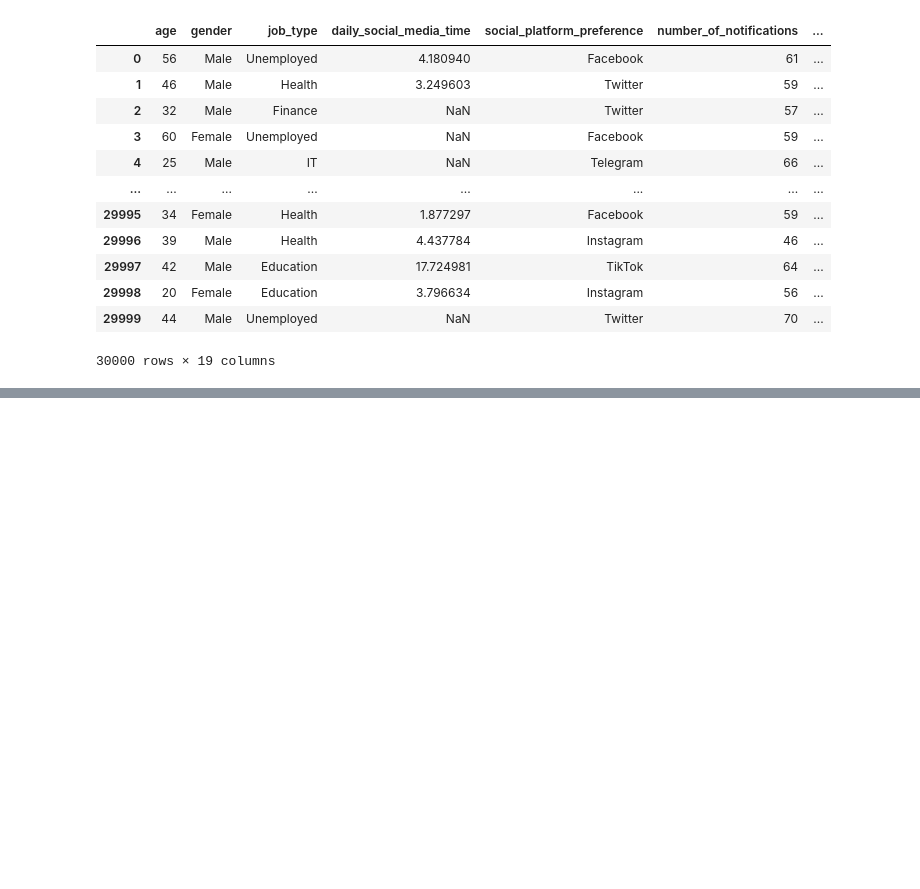
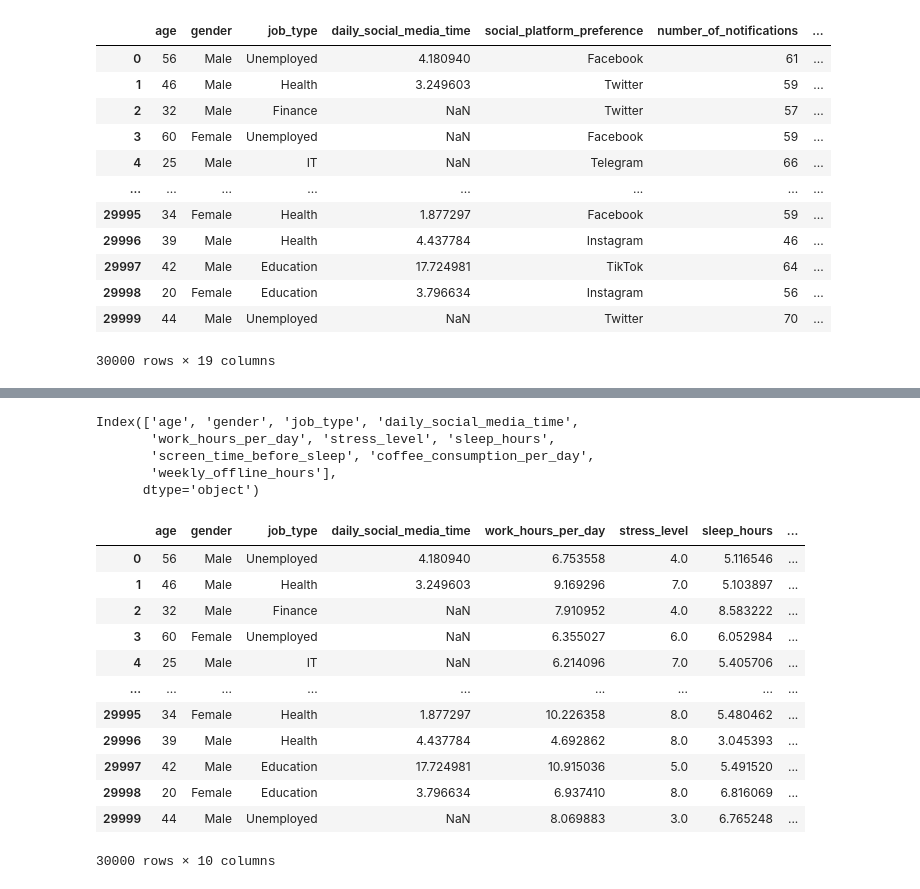
Before and after one commit to heikgrace/healthy-group-one, a Jupyter notebook: data_cleansing_socialmediaproductivity.ipynb, the cells around one changed output, grey strips where cells are left out. Drawn from its saved outputs; the diff is of its cells as text; code cells hidden in the pictures; blank space fills up the shorter version.

Commit message:
cleansed social media productivity playbook

```diff
--- a/data_cleansing_socialmediaproductivity.ipynb
+++ b/data_cleansing_socialmediaproductivity.ipynb
@@ -21,0 +112,2 @@ df
+# %%
+df.drop_duplicates(inplace=True)
@@ -21,0 +134,26 @@ df
+# %%
+df_prepared_columns = df.drop(['social_platform_preference', 'number_of_notifications', 'perceived_productivity_score', 'actual_productivity_score', 'breaks_during_work', 'uses_focus_apps', 'has_digital_wellbeing_enabled', 'days_feeling_burnout_per_month', 'job_satisfaction_score' ], axis=1)
+# %%
+print(df_prepared_columns.columns)
+# %% [output]
+Index(['age', 'gender', 'job_type', 'daily_social_media_time',
+       'work_hours_per_day', 'stress_level', 'sleep_hours',
+       'screen_time_before_sleep', 'coffee_consumption_per_day',
+       'weekly_offline_hours'],
+      dtype='object')
+# %%
+df_prepared_columns
+# %% [output]
+|  | age | gender | job_type | daily_social_media_time | work_hours_per_day | stress_level | sleep_hours | ... |
+| 0 | 56 | Male | Unemployed | 4.180940 | 6.753558 | 4.0 | 5.116546 | ... |
+| 1 | 46 | Male | Health | 3.249603 | 9.169296 | 7.0 | 5.103897 | ... |
+| 2 | 32 | Male | Finance | NaN | 7.910952 | 4.0 | 8.583222 | ... |
+| 3 | 60 | Female | Unemployed | NaN | 6.355027 | 6.0 | 6.052984 | ... |
+| 4 | 25 | Male | IT | NaN | 6.214096 | 7.0 | 5.405706 | ... |
+| ... | ... | ... | ... | ... | ... | ... | ... | ... |
+| 29995 | 34 | Female | Health | 1.877297 | 10.226358 | 8.0 | 5.480462 | ... |
+| 29996 | 39 | Male | Health | 4.437784 | 4.692862 | 8.0 | 3.045393 | ... |
+| 29997 | 42 | Male | Education | 17.724981 | 10.915036 | 5.0 | 5.491520 | ... |
+| 29998 | 20 | Female | Education | 3.796634 | 6.937410 | 8.0 | 6.816069 | ... |
+| 29999 | 44 | Male | Unemployed | NaN | 8.069883 | 3.0 | 6.765248 | ... |
+30000 rows × 10 columns
```
Also changed, not shown: parts of 23 cells of this notebook, 2 other files.
